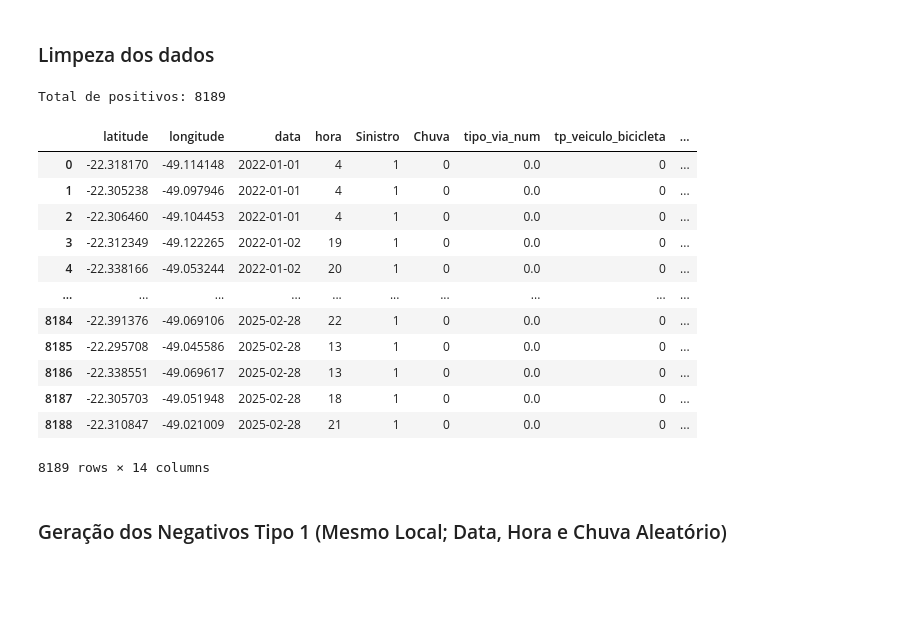
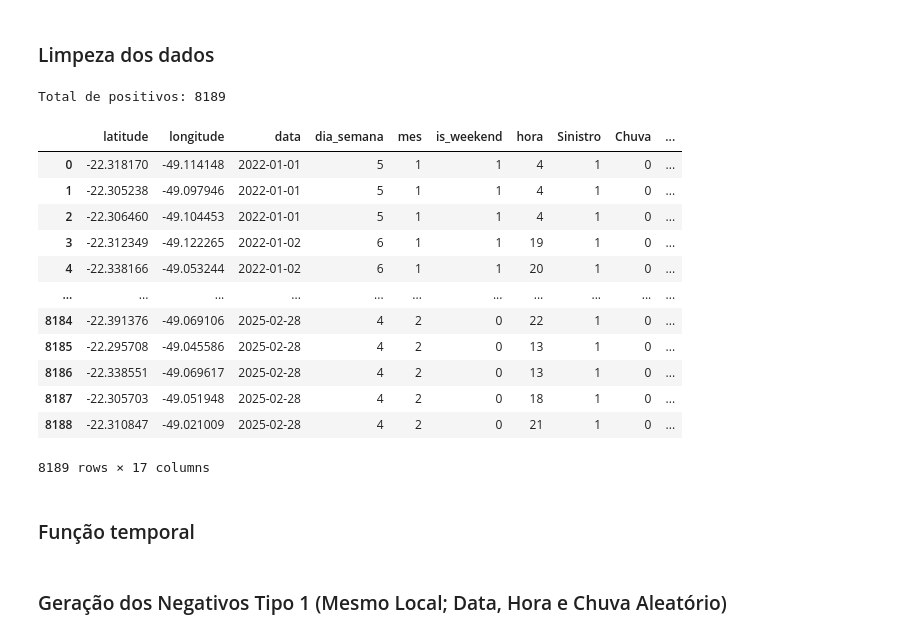
Before and after one commit to PedroSmithhh/TCC, a Jupyter notebook: amostragem_negativa.ipynb, the cells around one changed output. Cells and saved outputs as stored; diff of their text form; code cells hidden in the pictures; blank space fills up the shorter version.

```diff
--- a/amostragem_negativa.ipynb
+++ b/amostragem_negativa.ipynb
@@ -15,44 +14,49 @@ df_acidentes_raw = pd.read_csv('data/Acidentes/sinistros_com_chuva_2022-2025.csv
 df_acidentes_raw['latitude'] = df_acidentes_raw['latitude'].str.replace(',', '.').astype(float)
 df_acidentes_raw['longitude'] = df_acidentes_raw['longitude'].str.replace(',', '.').astype(float)
 df_acidentes_raw['data_sinistro'] = pd.to_datetime(df_acidentes_raw['data_sinistro'], dayfirst=True)
 df_acidentes_raw['hora_sinistro'] = df_acidentes_raw['hora_sinistro'].astype(str).replace('99:99', np.nan)
 df_acidentes_raw['hora_sinistro_dt'] = pd.to_datetime(df_acidentes_raw['hora_sinistro'], format='%H:%M')
 
 
 # Mapear 'tipo_via' para números (0: Municipal, 1: Rodovia)
 tipo_via_map = {'VIAS MUNICIPAIS': 0, 'RODOVIAS': 1}
 df_acidentes_raw['tipo_via_num'] = df_acidentes_raw['tipo_via'].map(tipo_via_map)
 
 # Mapear 'Chuva' para binário (0: Sem chuva, 1: Com chuva)
 df_acidentes_raw['Chuva'] = df_acidentes_raw['Chuva'].apply(lambda x: 1 if x != 'Sem chuva' else 0)
 
 # Extrair data e hora
 df_acidentes_raw['hora'] = df_acidentes_raw['hora_sinistro_dt'].dt.hour
 df_acidentes_raw.fillna({'hora': -1}, inplace=True)
 df_acidentes_raw['hora'] = df_acidentes_raw['hora'].astype(int)
 df_acidentes_raw['data'] = df_acidentes_raw['data_sinistro'].dt.date
+df_acidentes_raw['dia_semana'] = df_acidentes_raw['data_sinistro'].dt.dayofweek
+df_acidentes_raw['mes'] = df_acidentes_raw['data_sinistro'].dt.month
+df_acidentes_raw['is_weekend'] = df_acidentes_raw['dia_semana'].isin([5, 6]).astype(int)
 
 # Definir a classe positiva
 df_acidentes_raw['Sinistro'] = 1
 
 colunas_veiculos = [col for col in df_acidentes_raw.columns if 'tp_veiculo' in col]
-colunas_base = ['latitude', 'longitude', 'data', 'hora', 'Sinistro', 'Chuva', 'tipo_via_num']
+colunas_base = ['latitude', 'longitude', 'data', 'dia_semana', 'mes', 'is_weekend', 'hora', 'Sinistro', 'Chuva', 'tipo_via_num']
 df_positivos = df_acidentes_raw[colunas_base + colunas_veiculos]
 
 print(f"Total de positivos: {len(df_positivos)}")
 df_positivos
 # %% [output]
 Total de positivos: 8189
-|  | latitude | longitude | data | hora | Sinistro | Chuva | tipo_via_num | tp_veiculo_bicicleta | ... |
-| 0 | -22.318170 | -49.114148 | 2022-01-01 | 4 | 1 | 0 | 0.0 | 0 | ... |
-| 1 | -22.305238 | -49.097946 | 2022-01-01 | 4 | 1 | 0 | 0.0 | 0 | ... |
-| 2 | -22.306460 | -49.104453 | 2022-01-01 | 4 | 1 | 0 | 0.0 | 0 | ... |
-| 3 | -22.312349 | -49.122265 | 2022-01-02 | 19 | 1 | 0 | 0.0 | 0 | ... |
-| 4 | -22.338166 | -49.053244 | 2022-01-02 | 20 | 1 | 0 | 0.0 | 0 | ... |
-| ... | ... | ... | ... | ... | ... | ... | ... | ... | ... |
-| 8184 | -22.391376 | -49.069106 | 2025-02-28 | 22 | 1 | 0 | 0.0 | 0 | ... |
-| 8185 | -22.295708 | -49.045586 | 2025-02-28 | 13 | 1 | 0 | 0.0 | 0 | ... |
-| 8186 | -22.338551 | -49.069617 | 2025-02-28 | 13 | 1 | 0 | 0.0 | 0 | ... |
-| 8187 | -22.305703 | -49.051948 | 2025-02-28 | 18 | 1 | 0 | 0.0 | 0 | ... |
-| 8188 | -22.310847 | -49.021009 | 2025-02-28 | 21 | 1 | 0 | 0.0 | 0 | ... |
+|  | latitude | longitude | data | dia_semana | mes | is_weekend | hora | Sinistro | Chuva | ... |
+| 0 | -22.318170 | -49.114148 | 2022-01-01 | 5 | 1 | 1 | 4 | 1 | 0 | ... |
+| 1 | -22.305238 | -49.097946 | 2022-01-01 | 5 | 1 | 1 | 4 | 1 | 0 | ... |
+| 2 | -22.306460 | -49.104453 | 2022-01-01 | 5 | 1 | 1 | 4 | 1 | 0 | ... |
+| 3 | -22.312349 | -49.122265 | 2022-01-02 | 6 | 1 | 1 | 19 | 1 | 0 | ... |
+| 4 | -22.338166 | -49.053244 | 2022-01-02 | 6 | 1 | 1 | 20 | 1 | 0 | ... |
+| ... | ... | ... | ... | ... | ... | ... | ... | ... | ... | ... |
+| 8184 | -22.391376 | -49.069106 | 2025-02-28 | 4 | 2 | 0 | 22 | 1 | 0 | ... |
+| 8185 | -22.295708 | -49.045586 | 2025-02-28 | 4 | 2 | 0 | 13 | 1 | 0 | ... |
+| 8186 | -22.338551 | -49.069617 | 2025-02-28 | 4 | 2 | 0 | 13 | 1 | 0 | ... |
+| 8187 | -22.305703 | -49.051948 | 2025-02-28 | 4 | 2 | 0 | 18 | 1 | 0 | ... |
+| 8188 | -22.310847 | -49.021009 | 2025-02-28 | 4 | 2 | 0 | 21 | 1 | 0 | ... |
-8189 rows × 14 columns
+8189 rows × 17 columns
+# %% [markdown]
+### Função temporal
```
Also changed, not shown: parts of 5 cells of this notebook, 5 other files.
